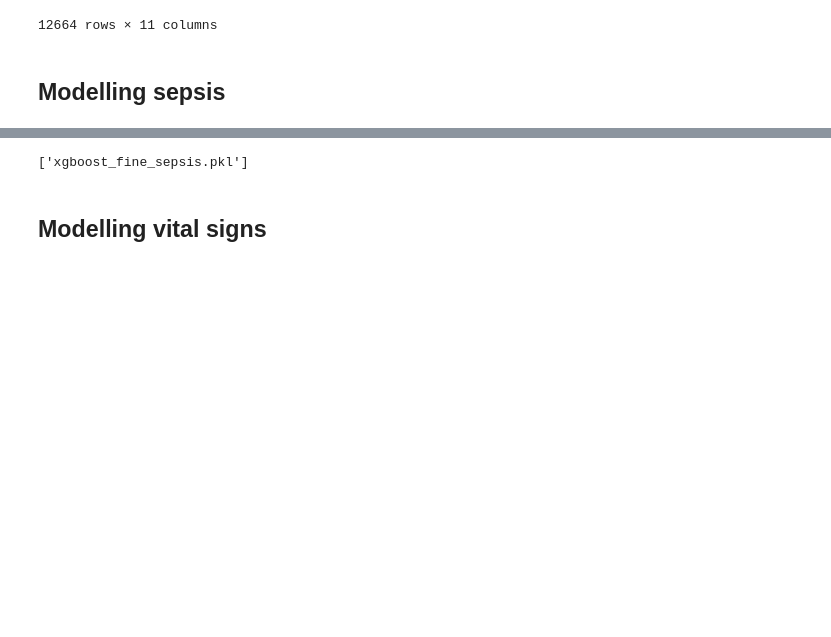
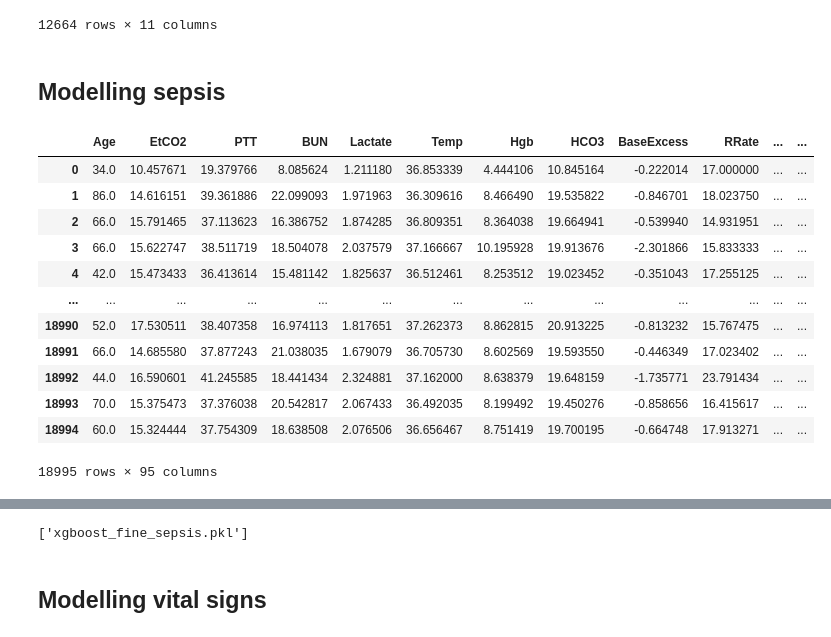
Before and after one commit to pjhartout/Introduction_to_Machine_Learning, a Jupyter notebook: projects/project_2/code_project_2.ipynb, the cells around one changed output, grey strips where cells are left out. Cells and saved outputs as stored; diff of their text form; code cells hidden in the pictures; blank space fills up the shorter version.

```diff
--- a/projects/project_2/code_project_2.ipynb
+++ b/projects/project_2/code_project_2.ipynb
@@ -74,6 +79,13 @@ SEPSIS = ["LABEL_Sepsis"]
 ESTIMATOR = {"bayesian": BayesianRidge(), "decisiontree": DecisionTreeRegressor(max_features="sqrt", random_state=0),
                 "extratree": ExtraTreesRegressor(n_estimators=10, random_state=0),
                 "knn": KNeighborsRegressor(n_neighbors=10, weights="distance")}
+
+FEATURES_MNAR = ["EtCO2", "PTT", "BUN", "Lactate", "Hgb", "HCO3", "BaseExcess",
+                          "Fibrinogen", "Phosphate", "WBC", "Creatinine", "PaCO2", "AST",
+                          "FiO2", "Platelets", "SaO2", "Glucose", "Magnesium", "Potassium",
+                          "Calcium", "Alkalinephos", "Bilirubin_direct", "Chloride", "Hct",
+                          "Bilirubin_total", "TroponinI", "pH"]
+
 DEVICE = torch.device("cuda:0" if torch.cuda.is_available() else "cpu")
 print(DEVICE)
 # %% [output]
@@ -114,0 +116,16 @@ df_train = df_train.groupby(["pid"], as_index=False).mean()
+# %%
+# Adding engineered features
+mnar_columns = [
+        sub + "_presence" for sub in FEATURES_MNAR
+    ]
+pid = df_train["pid"].unique()
+patient_count = -1
+for patient in pid:
+    patient_count += 1
+    print(patient_count/len(pid)*100, end="\r")
+    for column in FEATURES_MNAR:
+        presence = int(df_train.loc[
+            df_train["pid"] == patient
+            ][column].any())
+        df_train.at[patient, column] = presence
+print("Done adding features about MNAR features")
@@ -114,0 +134,13 @@ df_train = df_train.groupby(["pid"], as_index=False).mean()
+# %%
+# Adding engineered features
+pid = df_val["pid"].unique()
+patient_count = -1
+for patient in pid:
+    patient_count += 1
+    print(patient_count/len(pid)*100, end="\r")
+    for column in FEATURES_MNAR:
+        presence = int(df_val.loc[
+            df_val["pid"] == patient
+            ][column].any())
+        df_val.at[patient, column] = presence
+print("Done adding features about MNAR features")
@@ -629,3 +799,19 @@ df_pred_medical_test
 12664 rows × 11 columns
 # %% [markdown]
 ## Modelling sepsis
+# %%
+df_train
+# %% [output]
+|  | Age | EtCO2 | PTT | BUN | Lactate | Temp | Hgb | HCO3 | BaseExcess | RRate | ... | ... |
+| 0 | 34.0 | 10.457671 | 19.379766 | 8.085624 | 1.211180 | 36.853339 | 4.444106 | 10.845164 | -0.222014 | 17.000000 | ... | ... |
+| 1 | 86.0 | 14.616151 | 39.361886 | 22.099093 | 1.971963 | 36.309616 | 8.466490 | 19.535822 | -0.846701 | 18.023750 | ... | ... |
+| 2 | 66.0 | 15.791465 | 37.113623 | 16.386752 | 1.874285 | 36.809351 | 8.364038 | 19.664941 | -0.539940 | 14.931951 | ... | ... |
+| 3 | 66.0 | 15.622747 | 38.511719 | 18.504078 | 2.037579 | 37.166667 | 10.195928 | 19.913676 | -2.301866 | 15.833333 | ... | ... |
+| 4 | 42.0 | 15.473433 | 36.413614 | 15.481142 | 1.825637 | 36.512461 | 8.253512 | 19.023452 | -0.351043 | 17.255125 | ... | ... |
+| ... | ... | ... | ... | ... | ... | ... | ... | ... | ... | ... | ... | ... |
+| 18990 | 52.0 | 17.530511 | 38.407358 | 16.974113 | 1.817651 | 37.262373 | 8.862815 | 20.913225 | -0.813232 | 15.767475 | ... | ... |
+| 18991 | 66.0 | 14.685580 | 37.877243 | 21.038035 | 1.679079 | 36.705730 | 8.602569 | 19.593550 | -0.446349 | 17.023402 | ... | ... |
+| 18992 | 44.0 | 16.590601 | 41.245585 | 18.441434 | 2.324881 | 37.162000 | 8.638379 | 19.648159 | -1.735771 | 23.791434 | ... | ... |
+| 18993 | 70.0 | 15.375473 | 37.376038 | 20.542817 | 2.067433 | 36.492035 | 8.199492 | 19.450276 | -0.858656 | 16.415617 | ... | ... |
+| 18994 | 60.0 | 15.324444 | 37.754309 | 18.638508 | 2.076506 | 36.656467 | 8.751419 | 19.700195 | -0.664748 | 17.913271 | ... | ... |
+18995 rows × 95 columns
```
Also changed, not shown: parts of 14 cells of this notebook, 2 other files.
